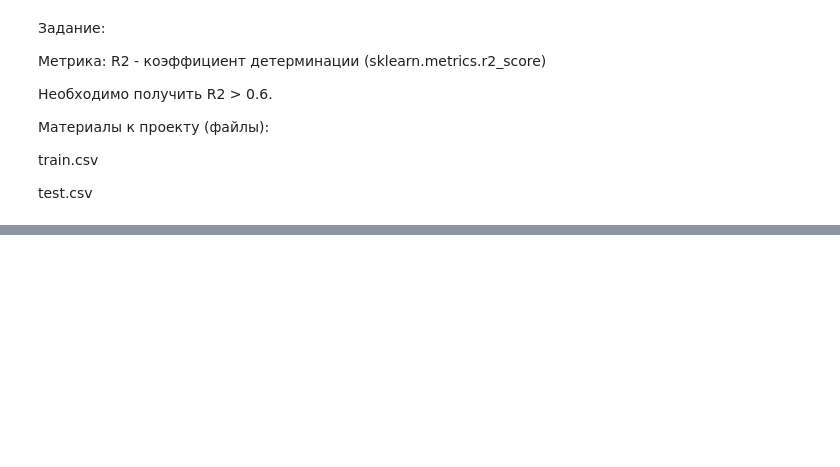
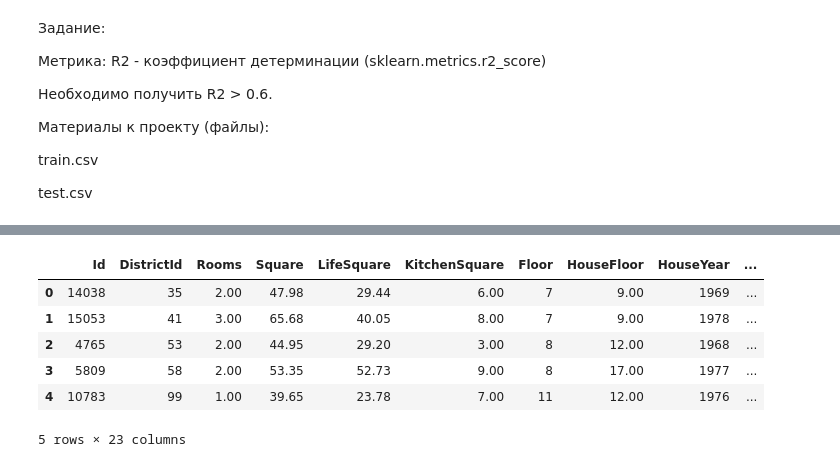
Before and after one commit to BelKaty/-Python-Data-Science-Numpy-Matplotlib-Scikit-learn, a Jupyter notebook: Курсовой проект.ipynb, the cells around one changed output, grey strips where cells are left out. Saved outputs shown, nothing was run; the diff lists cells and outputs as text; code cells hidden in the pictures; blank space fills up the shorter version.

```diff
--- a/Курсовой проект.ipynb
+++ b/Курсовой проект.ipynb
@@ -1127,0 +571,2 @@ https://github.com/pamaxpower/PyLib/blob/main/Course_project/pr/course_project.i
+# %%
+train_df.drop('Healthcare_1', axis=1, inplace=True)
@@ -1127,0 +641,10 @@ https://github.com/pamaxpower/PyLib/blob/main/Course_project/pr/course_project.i
+# %%
+# Словарь для замены категорий на числовые значения
+binary_to_numbers = {'A': 0, 'B': 1}
+
+# Список столбцов, которые нужно заменить
+columns_to_replace = ['Ecology_2', 'Ecology_3', 'Shops_2']
+
+# Применение замены для каждого столбца в списке
+for column in columns_to_replace:
+    train_df[column] = train_df[column].map(binary_to_numbers)
@@ -1127,0 +653,5 @@ https://github.com/pamaxpower/PyLib/blob/main/Course_project/pr/course_project.i
+# %%
+dist_size = train_df['DistrictId'].value_counts().reset_index()\
+                    .rename(columns={'index':'DistrictId', 'DistrictId':'DistrictSize'})
+
+dist_size.head()
@@ -1127,0 +665,3 @@ https://github.com/pamaxpower/PyLib/blob/main/Course_project/pr/course_project.i
+# %%
+dist_size = dist_size.rename(columns={'DistrictSize':'DistrictId', 'count':'DistrictSize'})
+dist_size.head()
@@ -1127,0 +675,11 @@ https://github.com/pamaxpower/PyLib/blob/main/Course_project/pr/course_project.i
+# %%
+train_df = train_df.merge(dist_size, on='DistrictId', how='left')
+train_df.head()
+# %% [output]
+|  | Id | DistrictId | Rooms | Square | LifeSquare | KitchenSquare | Floor | HouseFloor | HouseYear | ... |
+| 0 | 14038 | 35 | 2.00 | 47.98 | 29.44 | 6.00 | 7 | 9.00 | 1969 | ... |
+| 1 | 15053 | 41 | 3.00 | 65.68 | 40.05 | 8.00 | 7 | 9.00 | 1978 | ... |
+| 2 | 4765 | 53 | 2.00 | 44.95 | 29.20 | 3.00 | 8 | 12.00 | 1968 | ... |
+| 3 | 5809 | 58 | 2.00 | 53.35 | 52.73 | 9.00 | 8 | 17.00 | 1977 | ... |
+| 4 | 10783 | 99 | 1.00 | 39.65 | 23.78 | 7.00 | 11 | 12.00 | 1976 | ... |
+5 rows × 23 columns
```
Also changed, not shown: parts of 267 cells of this notebook.
